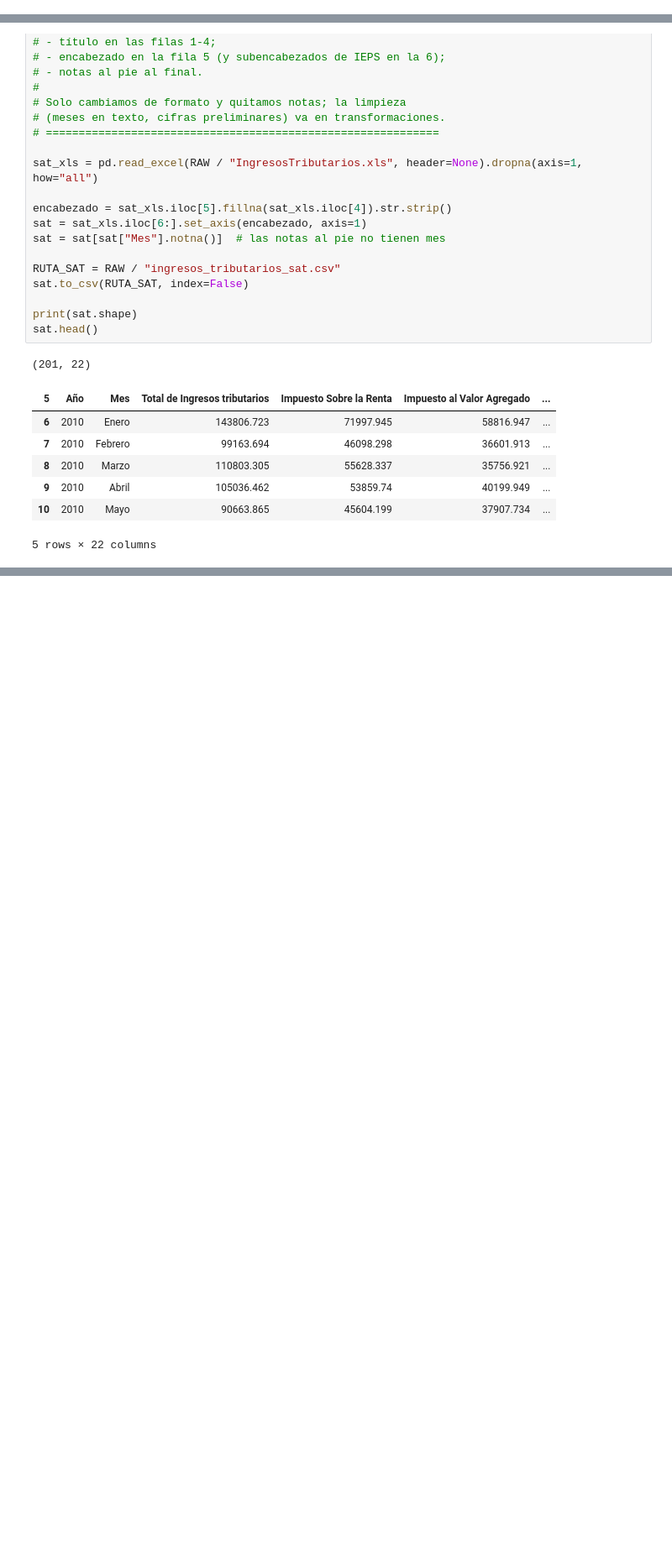
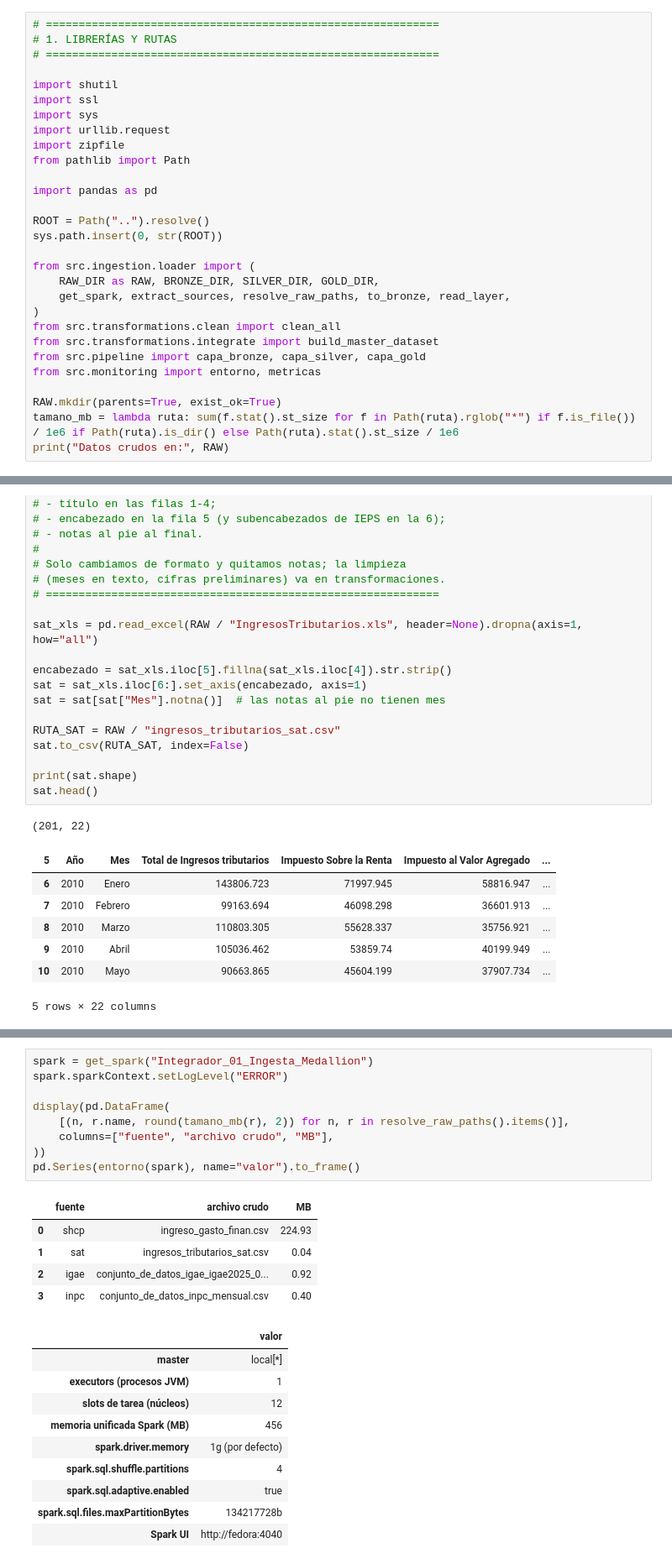
Before and after one commit to lunatix/Integrador-PGBD-26A, a Jupyter notebook: notebooks/01_ingesta.ipynb, the cells around one changed output, grey strips where cells are left out. Shown at 84% size. Cells and saved outputs as stored; diff of their text form; blank space fills up the shorter version.

```diff
--- a/notebooks/01_ingesta.ipynb
+++ b/notebooks/01_ingesta.ipynb
@@ -37,0 +25,29 @@ Datos crudos en: I:\Mi unidad\1ro. MCD\III. Procesamiento de grandes bases de da
+# %%
+# ============================================================
+# 1. LIBRERÍAS Y RUTAS
+# ============================================================
+
+import shutil
+import ssl
+import sys
+import urllib.request
+import zipfile
+from pathlib import Path
+
+import pandas as pd
+
+ROOT = Path("..").resolve()
+sys.path.insert(0, str(ROOT))
+
+from src.ingestion.loader import (
+    RAW_DIR as RAW, BRONZE_DIR, SILVER_DIR, GOLD_DIR,
+    get_spark, extract_sources, resolve_raw_paths, to_bronze, read_layer,
+)
+from src.transformations.clean import clean_all
+from src.transformations.integrate import build_master_dataset
+from src.pipeline import capa_bronze, capa_silver, capa_gold
+from src.monitoring import entorno, metricas
+
+RAW.mkdir(parents=True, exist_ok=True)
+tamano_mb = lambda ruta: sum(f.stat().st_size for f in Path(ruta).rglob("*") if f.is_file()) / 1e6 if Path(ruta).is_dir() else Path(ruta).stat().st_size / 1e6
+print("Datos crudos en:", RAW)
@@ -284,0 +152,25 @@ Integrador-PGBD-26A/
+# %%
+spark = get_spark("Integrador_01_Ingesta_Medallion")
+spark.sparkContext.setLogLevel("ERROR")
+
+display(pd.DataFrame(
+    [(n, r.name, round(tamano_mb(r), 2)) for n, r in resolve_raw_paths().items()],
+    columns=["fuente", "archivo crudo", "MB"],
+))
+pd.Series(entorno(spark), name="valor").to_frame()
+# %% [output]
+|  | fuente | archivo crudo | MB |
+| 0 | shcp | ingreso_gasto_finan.csv | 224.93 |
+| 1 | sat | ingresos_tributarios_sat.csv | 0.04 |
+| 2 | igae | conjunto_de_datos_igae_igae2025_0... | 0.92 |
+| 3 | inpc | conjunto_de_datos_inpc_mensual.csv | 0.40 |
+|  | valor |
+| master | local[*] |
+| executors (procesos JVM) | 1 |
+| slots de tarea (núcleos) | 12 |
+| memoria unificada Spark (MB) | 456 |
+| spark.driver.memory | 1g (por defecto) |
+| spark.sql.shuffle.partitions | 4 |
+| spark.sql.adaptive.enabled | true |
+| spark.sql.files.maxPartitionBytes | 134217728b |
+| Spark UI | http://fedora:4040 |
```
Also changed, not shown: parts of 29 cells of this notebook.
